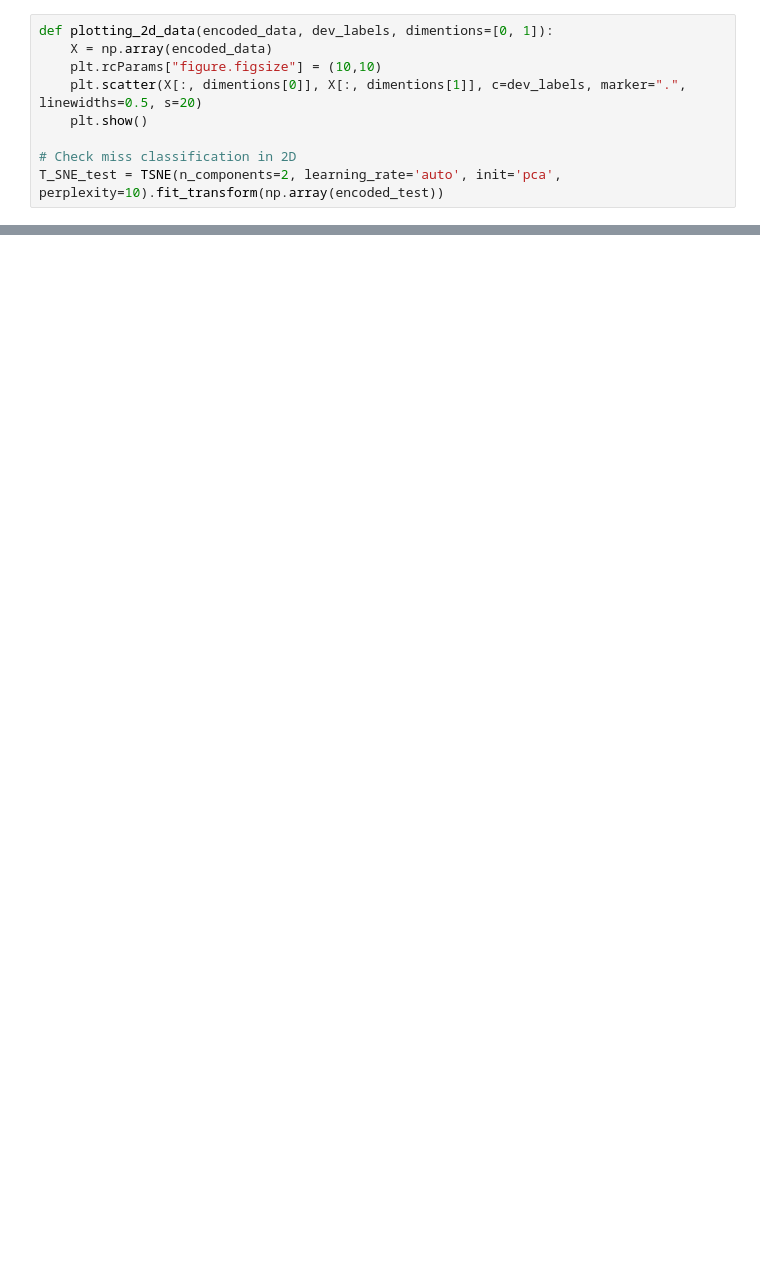
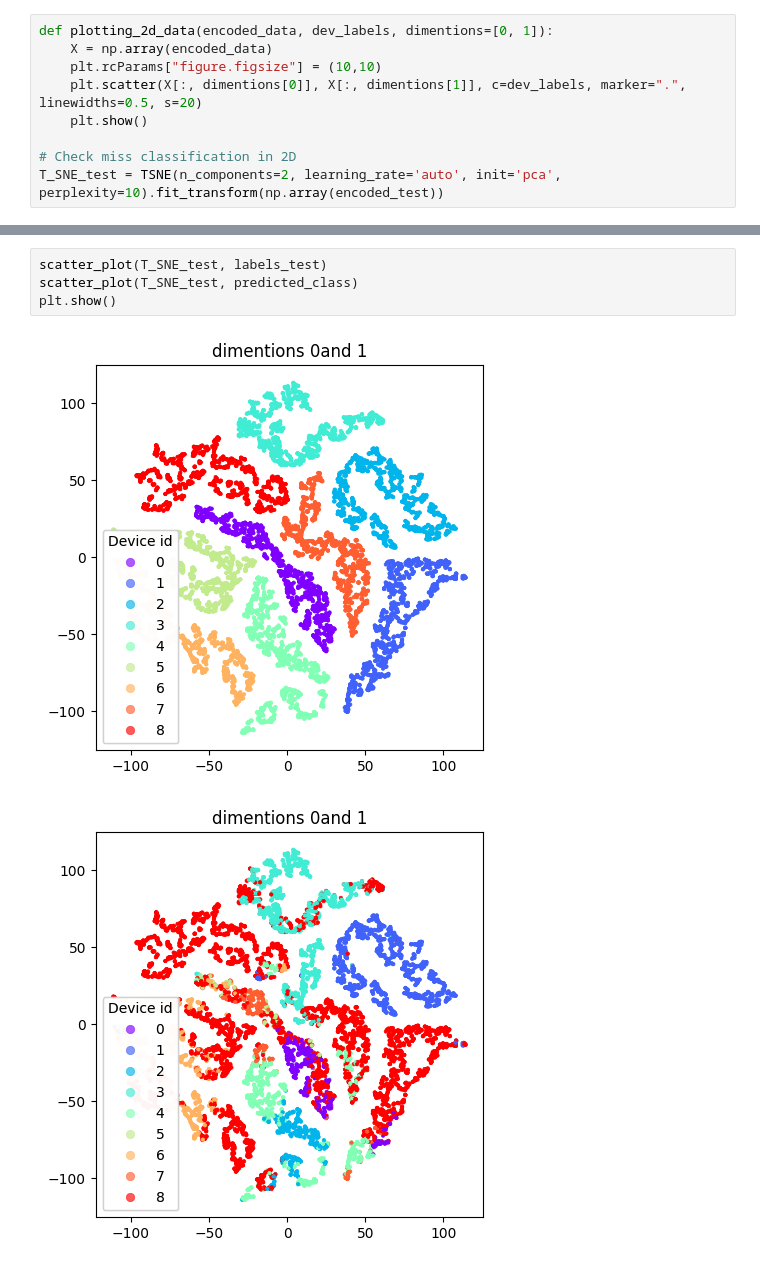
Before and after one commit to Thibaud-Ardoin/UWB-fingerprint, a Jupyter notebook: src/model_explorer.ipynb, the cells around one changed output, grey strips where cells are left out. Cells and saved outputs as stored; diff of their text form; blank space fills up the shorter version.

```diff
--- a/src/model_explorer.ipynb
+++ b/src/model_explorer.ipynb
@@ -174,0 +268,7 @@ plt.show()
+# %%
+scatter_plot(T_SNE_test, labels_test)
+scatter_plot(T_SNE_test, predicted_class)
+plt.show()
+# %% [output]
+[figure, added]
+[figure, added]
```
Also changed, not shown: parts of 11 cells of this notebook, 3 other files.
